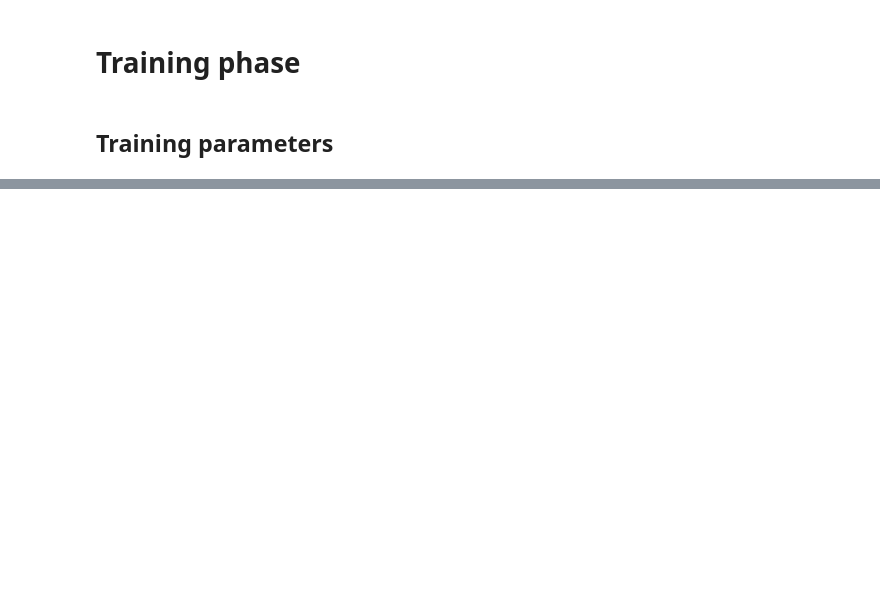
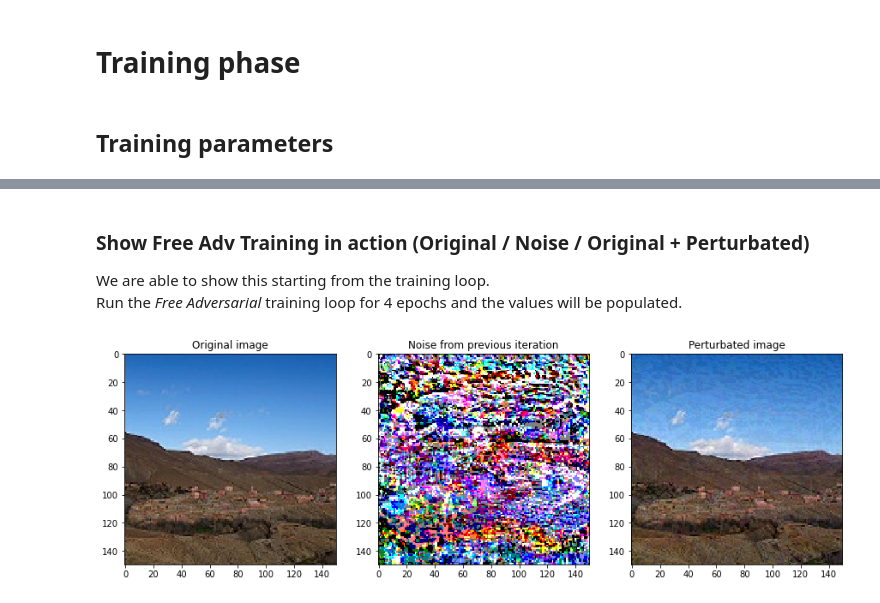
Before and after one commit to SlimShadys/FreeAdversarialTraining, a Jupyter notebook: FreeAdversarialTraining.ipynb, the cells around one changed output, grey strips where cells are left out. Drawn from its saved outputs; the diff is of its cells as text; code cells hidden in the pictures; blank space fills up the shorter version.

```diff
--- a/FreeAdversarialTraining.ipynb
+++ b/FreeAdversarialTraining.ipynb
@@ -177,0 +639,3 @@ std = std.expand(in_channels, width, height).cuda()
+# %%
+load_Checkpoint = True
+checkpointPath = './save_path/IntelImageClassification/best/model_best_epoch-3.pth' # path to the .pth file
@@ -178 +747,4 @@ std = std.expand(in_channels, width, height).cuda()
+# %%
+load_Checkpoint = True
+checkpointPath = '' # path to the .pth file
 # %%
@@ -306,0 +940,35 @@ plt.show()
+# %% [markdown]
+### Show Free Adv Training in action (Original / Noise / Original + Perturbated)
+We are able to show this starting from the training loop. <br>
+Run the _Free Adversarial_ training loop for 4 epochs and the values will be populated.
+# %%
+idx = random.choice(range(len(savedEditedInput)))
+
+# Original
+orig = savedEditedInput[idx].cpu()
+orig = orig * 255
+
+# Adv
+adv = saveBatchNoise[idx].cpu()
+adv = adv * 255
+
+# Edited (original + adv)
+orig_adv = orig + adv
+orig_adv.clamp_(0, 255)
+
+orig_grid = torchvision.utils.make_grid(orig.cpu().data, normalize=True)
+adv_grid = torchvision.utils.make_grid(adv.cpu().data, normalize=True)
+origadv_grid = torchvision.utils.make_grid(orig_adv.cpu().data, normalize=True)
+
+fig, axs = plt.subplots(1, 3, figsize=(15, 15))
+
+axs[0].imshow(orig_grid.permute(1, 2, 0), interpolation='nearest')
+axs[0].set_title("Original image")
+axs[1].imshow(adv_grid.permute(1, 2, 0), interpolation='nearest')
+axs[1].set_title("Noise from previous iteration")
+axs[2].imshow(origadv_grid.permute(1, 2, 0), interpolation='nearest')
+axs[2].set_title("Perturbated image")
+
+plt.show()
+# %% [output]
+[figure, added]
```
Also changed, not shown: parts of 43 cells of this notebook, 2 other files.
